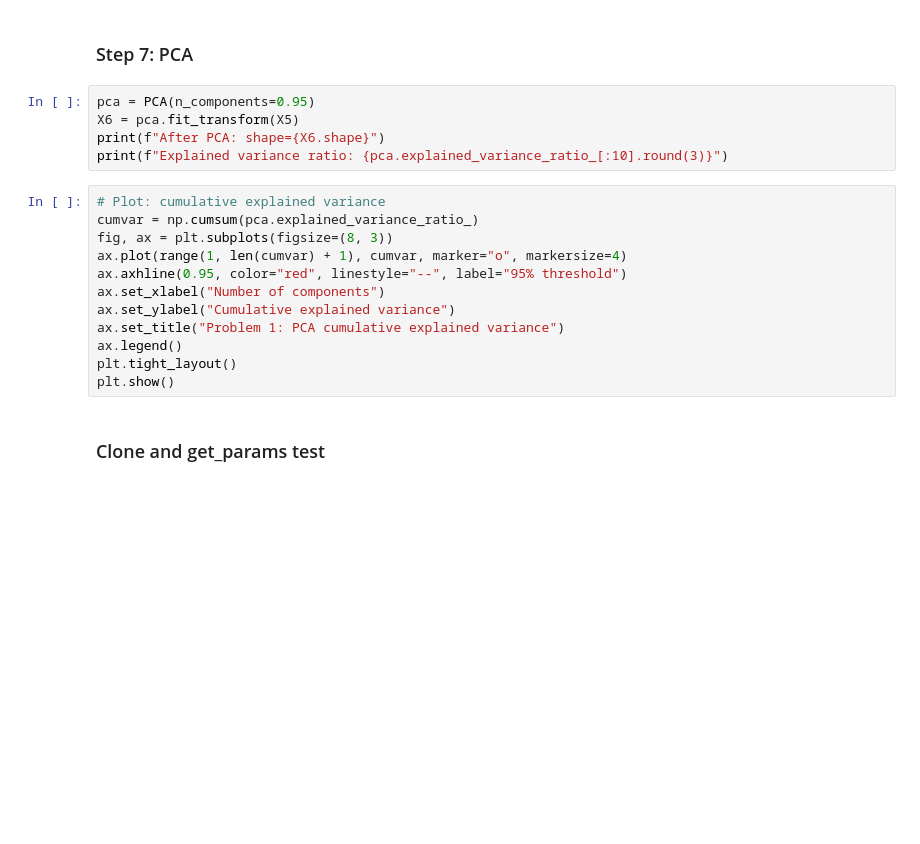
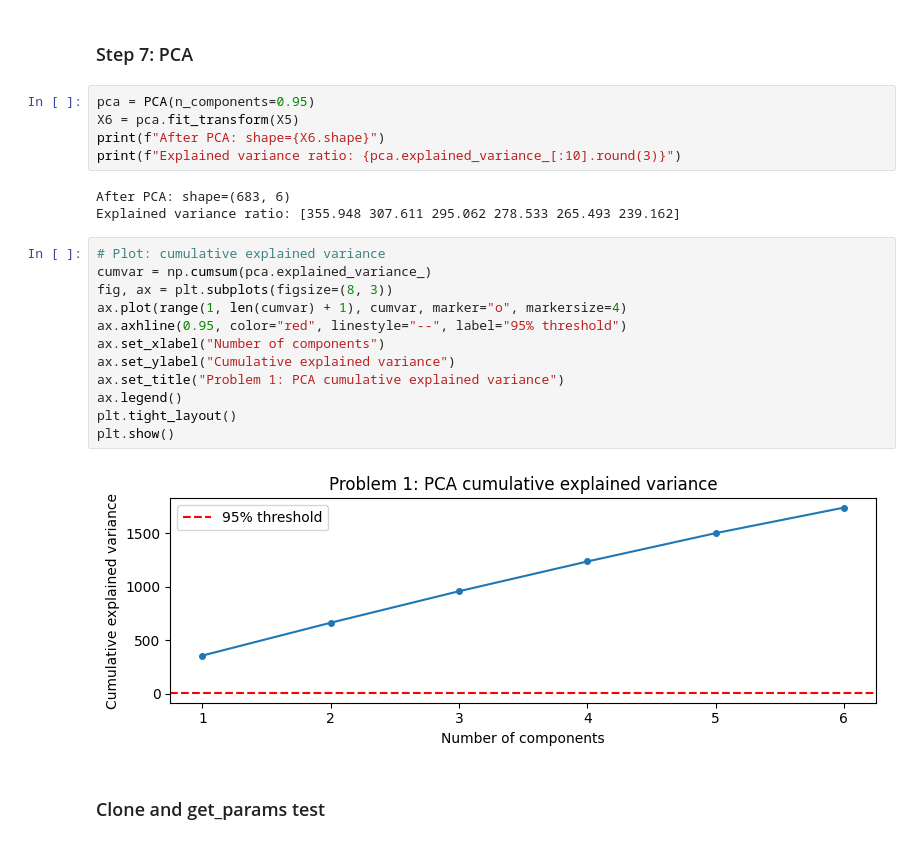
Before and after one commit to kontogiannisg/tensorts, a Jupyter notebook: test_sklearn_compat_problems.ipynb, the cells around one changed output. Saved outputs shown, nothing was run; the diff lists cells and outputs as text; blank space fills up the shorter version.

```diff
--- a/test_sklearn_compat_problems.ipynb
+++ b/test_sklearn_compat_problems.ipynb
@@ -261,19 +296,24 @@ print(f"After flatten: shape={X5.shape}")
 pca = PCA(n_components=0.95)
 X6 = pca.fit_transform(X5)
 print(f"After PCA: shape={X6.shape}")
-print(f"Explained variance ratio: {pca.explained_variance_ratio_[:10].round(3)}")
+print(f"Explained variance ratio: {pca.explained_variance_[:10].round(3)}")
+# %% [output]
+After PCA: shape=(683, 6)
+Explained variance ratio: [355.948 307.611 295.062 278.533 265.493 239.162]
 # %%
 # Plot: cumulative explained variance
-cumvar = np.cumsum(pca.explained_variance_ratio_)
+cumvar = np.cumsum(pca.explained_variance_)
 fig, ax = plt.subplots(figsize=(8, 3))
 ax.plot(range(1, len(cumvar) + 1), cumvar, marker="o", markersize=4)
 ax.axhline(0.95, color="red", linestyle="--", label="95% threshold")
 ax.set_xlabel("Number of components")
 ax.set_ylabel("Cumulative explained variance")
 ax.set_title("Problem 1: PCA cumulative explained variance")
 ax.legend()
 plt.tight_layout()
 plt.show()
+# %% [output]
+[figure, added]
 # %% [markdown]
 ### Clone and get_params test
 # %%
```
Also changed, not shown: parts of 22 cells of this notebook.
